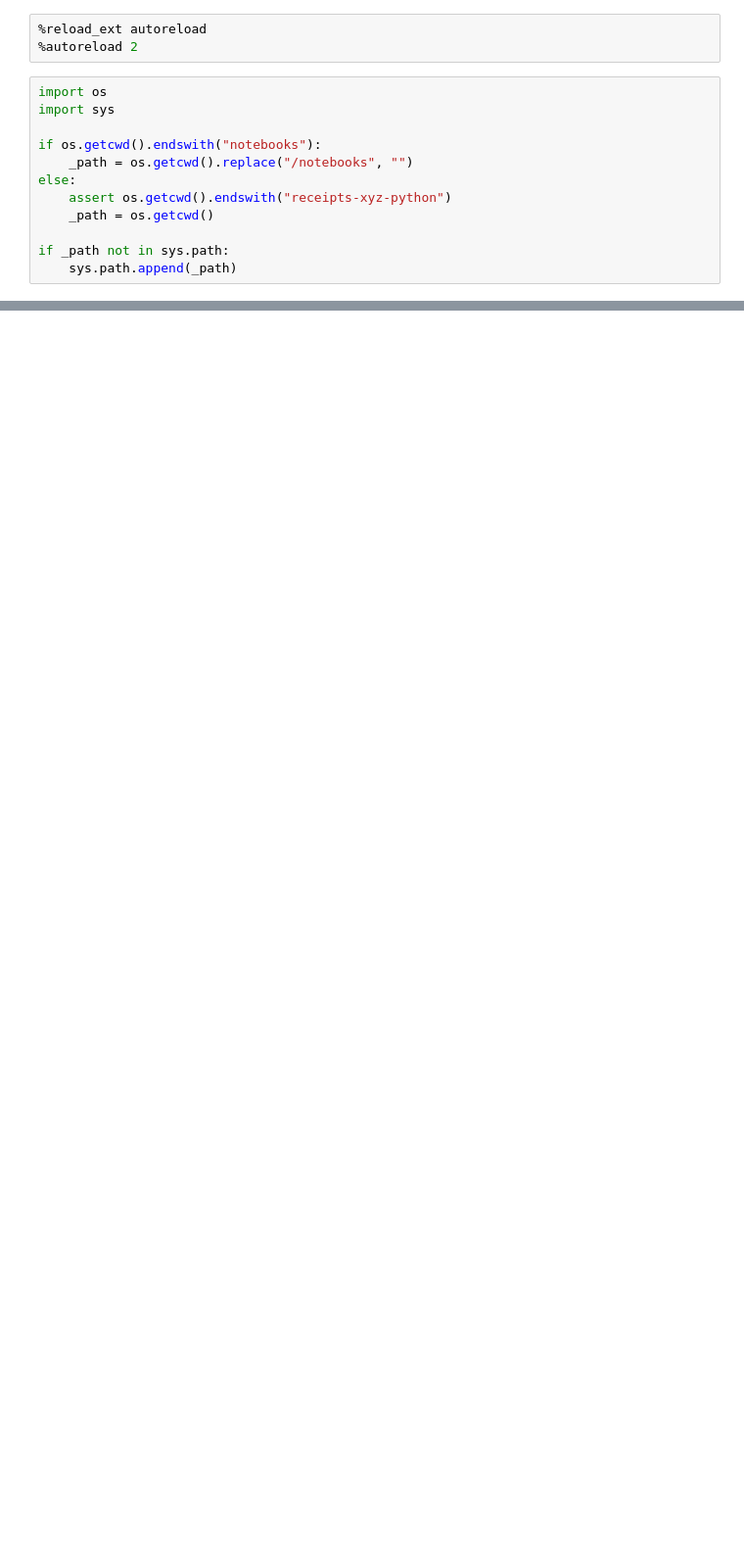
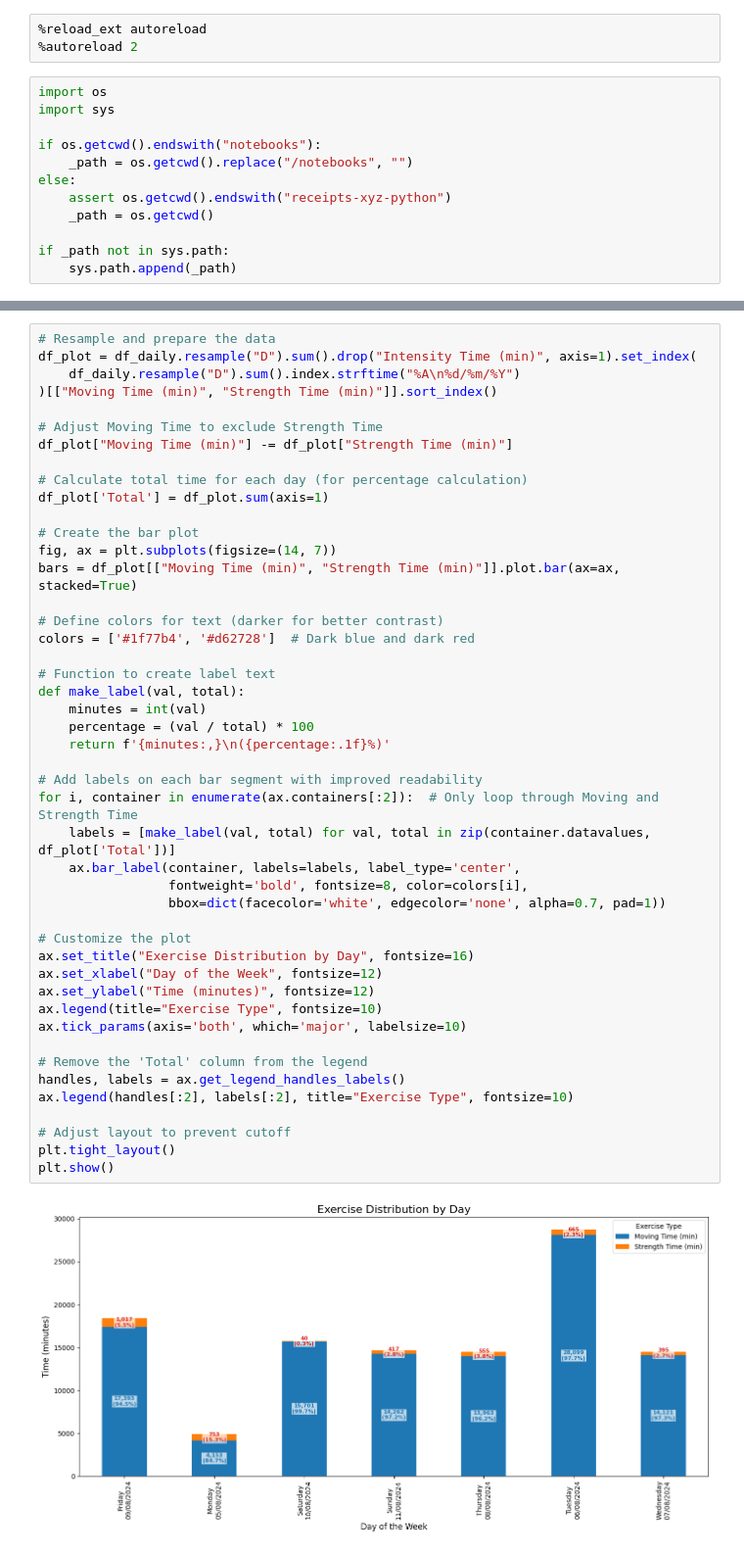
Before and after one commit to tann9949/receipts-xyz-py, a Jupyter notebook: notebooks/onchainsummer_stats.ipynb, the cells around one changed output, grey strips where cells are left out. Shown: that part at 98% size. Saved outputs shown, nothing was run; the diff lists cells and outputs as text; blank space fills up the shorter version.

```diff
--- a/notebooks/onchainsummer_stats.ipynb
+++ b/notebooks/onchainsummer_stats.ipynb
@@ -130,0 +188,48 @@ Name: total_intensity_time, Length: 145, dtype: int64
+# %%
+# Resample and prepare the data
+df_plot = df_daily.resample("D").sum().drop("Intensity Time (min)", axis=1).set_index(
+    df_daily.resample("D").sum().index.strftime("%A\n%d/%m/%Y")
+)[["Moving Time (min)", "Strength Time (min)"]].sort_index()
+
+# Adjust Moving Time to exclude Strength Time
+df_plot["Moving Time (min)"] -= df_plot["Strength Time (min)"]
+
+# Calculate total time for each day (for percentage calculation)
+df_plot['Total'] = df_plot.sum(axis=1)
+
+# Create the bar plot
+fig, ax = plt.subplots(figsize=(14, 7))
+bars = df_plot[["Moving Time (min)", "Strength Time (min)"]].plot.bar(ax=ax, stacked=True)
+
+# Define colors for text (darker for better contrast)
+colors = ['#1f77b4', '#d62728']  # Dark blue and dark red
+
+# Function to create label text
+def make_label(val, total):
+    minutes = int(val)
+    percentage = (val / total) * 100
+    return f'{minutes:,}\n({percentage:.1f}%)'
+
+# Add labels on each bar segment with improved readability
+for i, container in enumerate(ax.containers[:2]):  # Only loop through Moving and Strength Time
+    labels = [make_label(val, total) for val, total in zip(container.datavalues, df_plot['Total'])]
+    ax.bar_label(container, labels=labels, label_type='center',
+                 fontweight='bold', fontsize=8, color=colors[i],
+                 bbox=dict(facecolor='white', edgecolor='none', alpha=0.7, pad=1))
+
+# Customize the plot
+ax.set_title("Exercise Distribution by Day", fontsize=16)
+ax.set_xlabel("Day of the Week", fontsize=12)
+ax.set_ylabel("Time (minutes)", fontsize=12)
+ax.legend(title="Exercise Type", fontsize=10)
+ax.tick_params(axis='both', which='major', labelsize=10)
+
+# Remove the 'Total' column from the legend
+handles, labels = ax.get_legend_handles_labels()
+ax.legend(handles[:2], labels[:2], title="Exercise Type", fontsize=10)
+
+# Adjust layout to prevent cutoff
+plt.tight_layout()
+plt.show()
+# %% [output]
+[figure, added]
```
Also changed, not shown: parts of 29 cells of this notebook, 1 other file.
